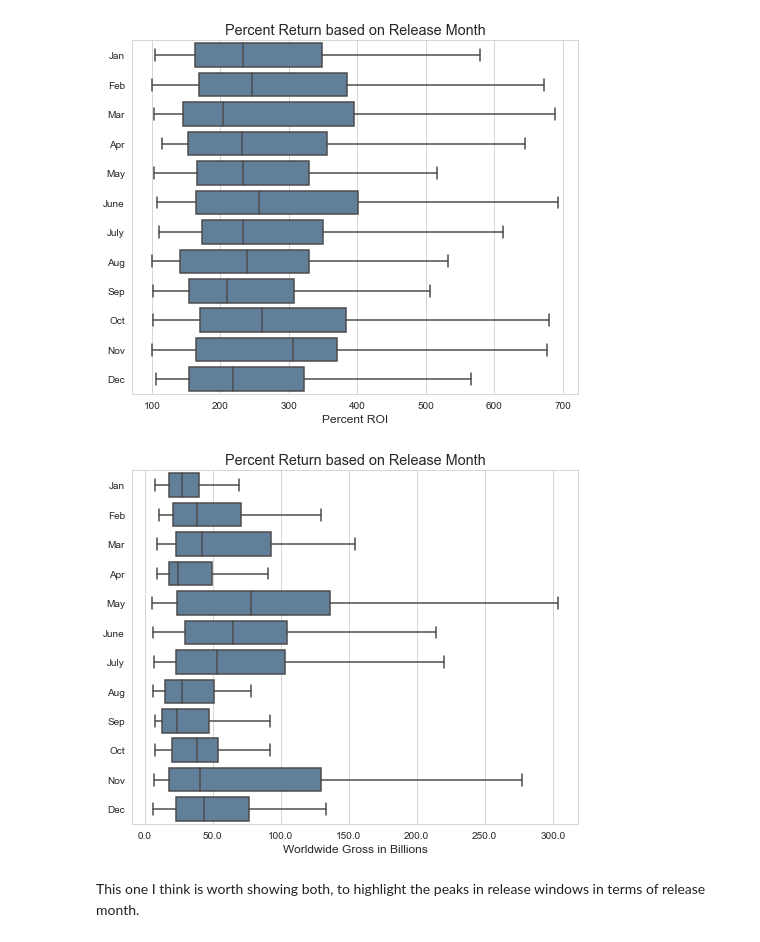
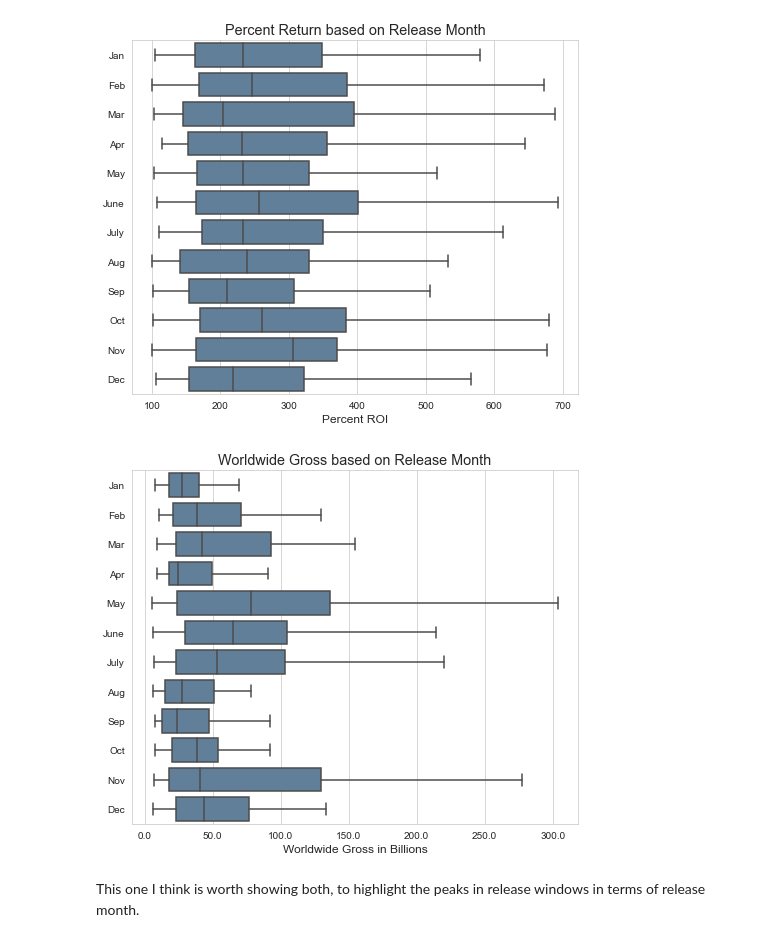
Before and after one commit to mattlegro/MovieReleaseAnalysis, a Jupyter notebook: analysis.ipynb, the cells around one changed output. Cells and saved outputs as stored; diff of their text form; code cells hidden in the pictures.

```diff
--- a/analysis.ipynb
+++ b/analysis.ipynb
@@ -500,22 +528,22 @@ plt.xlabel('Percent ROI',fontsize='large');
 # %%
 fig9,ax9 = plt.subplots(figsize = (8,6.5))
 
 sns.boxplot(data=profitable_collection.loc[((profitable_collection.budget_category == 'Medium')|
                                           (profitable_collection.budget_category == 'Low')) &
                                            ((profitable_collection.ROI_category == '100-400%')|
                                           (profitable_collection.ROI_category == '400-700%'))],
             y='release_month',x='worldwide_gross',showfliers = False,
             color='steelblue',saturation = .5,orient='h');
-plt.title('Percent Return based on Release Month',fontsize='x-large');
+plt.title('Worldwide Gross based on Release Month',fontsize='x-large');
 plt.ylabel('');
 plt.yticks(ticks = [0,1,2,3,4,5,6,7,8,9,10,11],
            labels=['Jan','Feb','Mar','Apr','May','June','July','Aug','Sep','Oct','Nov','Dec'])
 plt.xlabel('Worldwide Gross in Billions',fontsize='large');
 ax9.xaxis.get_major_formatter().set_scientific(False);
 xlabels = [x for x in ax2.get_xticks()/1000000]
 ax9.set_xticklabels(xlabels);
 # %% [output]
-[figure, old version]
+[figure, new version]
 # %% [markdown]
 This one I think is worth showing both, to highlight the peaks in release windows in terms of release month.
 # %%
```
Also changed, not shown: parts of 19 cells of this notebook, 4 other files.
